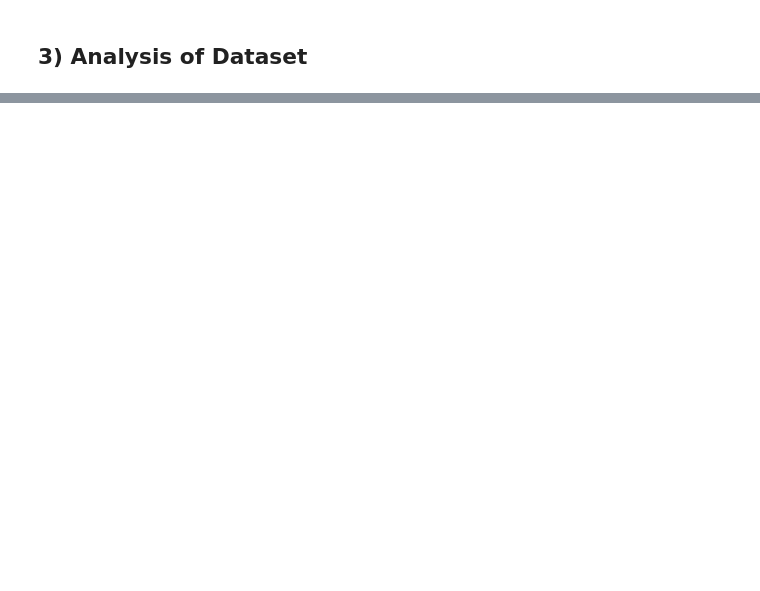
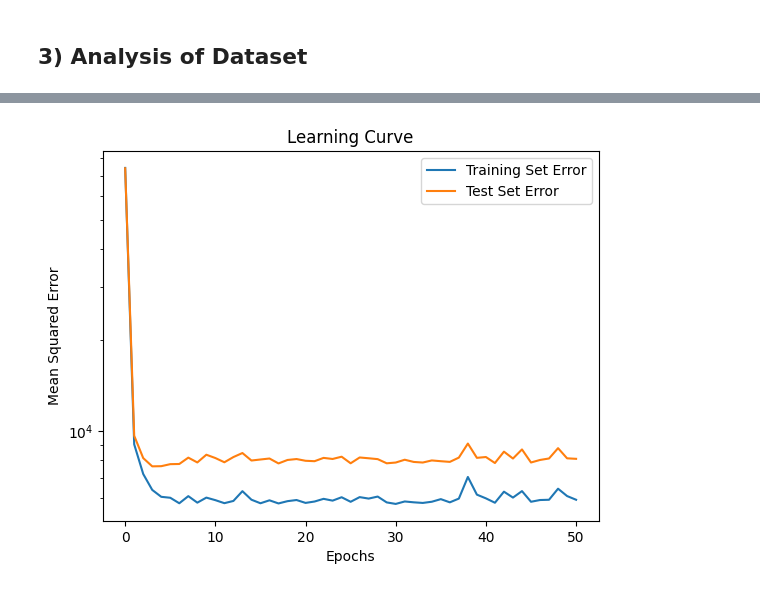
Before and after one commit to andeleyev/Flight_Predictions_FDS-Project, a Jupyter notebook: notebook.ipynb, the cells around one changed output, grey strips where cells are left out. Cells and saved outputs as stored; diff of their text form; code cells hidden in the pictures; blank space fills up the shorter version.

```diff
--- a/notebook.ipynb
+++ b/notebook.ipynb
@@ -593,0 +490,4 @@ plt.show()
+# %%
+def hypothesis(x, theta):
+    h = np.dot(x, theta)
+    return h
@@ -593,0 +629,14 @@ plt.show()
+# %%
+#We use this part 6.4 testing to test our the functionality of our own implementations
+
+#We will us this small set to test our functions and tune our hyper parameters
+X_train_small_as_nd = X_train_small.values
+
+theta_1, train_error_log_1, test_error_log_1 = linear_regression(X_train_small_as_nd, y_train_small, lr=0.01, epochs=50, log_error=True, test_x = X_test_small, test_y = y_test_small, mode="stochastic")
+
+y_pred = make_predictions(X_test_small.values, theta_1)
+mse_test_1 = mean_squared_error(y_pred, y_test_small)
+mse_train_1 = mean_squared_error(make_predictions(X_train_small_as_nd, theta_1), y_train_small)
+
+print(f"MSE for on the Training set: {mse_train_1}")
+print(f"MSE for on the Test set: {mse_test_1}")
@@ -593,0 +668,19 @@ plt.show()
+# %%
+def plot_logging(logs, labels, title="Learning Curve"):
+    assert len(logs) == len(labels), "Fallia"
+
+    for i in range(len(logs)):
+        plt.plot(range(len(logs[i])), logs[i], label=labels[i])
+
+    plt.yscale('log')  # Set y-axis to logarithmic scale
+
+    plt.legend()
+    plt.xlabel('Epochs')
+    plt.ylabel('Mean Squared Error')
+    plt.title(title)
+    plt.show()
+
+#Show the logs from 6.3 Testing as an example
+plot_logging([train_error_log_1, test_error_log_1], ["Training Set Error", "Test Set Error"])
+# %% [output]
+[figure, added]
```
Also changed, not shown: parts of 140 cells of this notebook.
